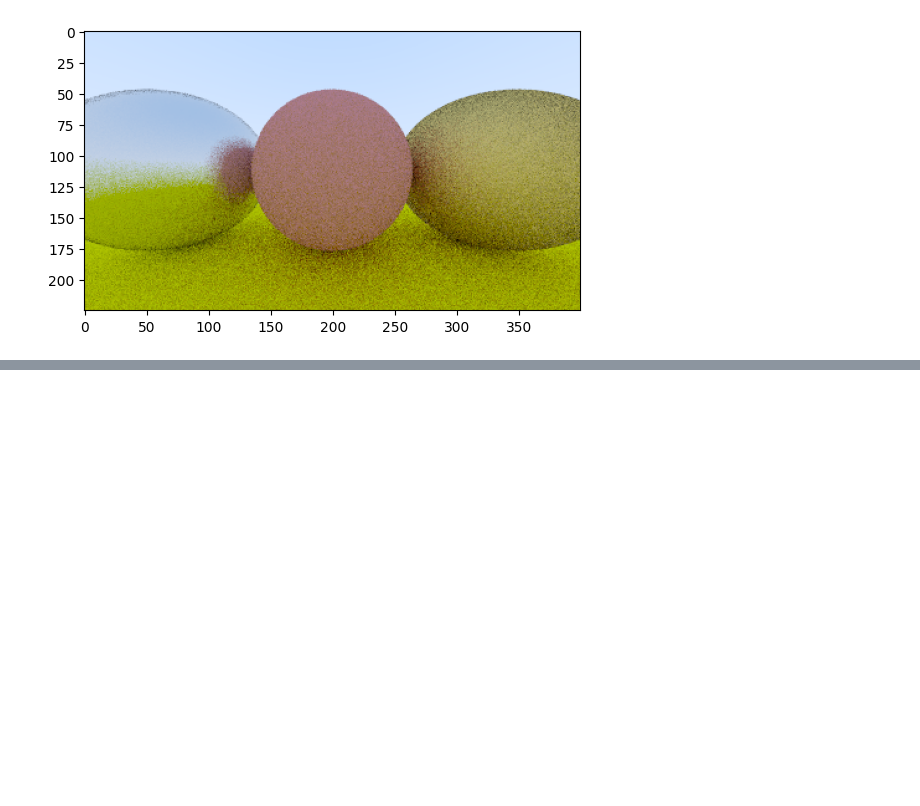
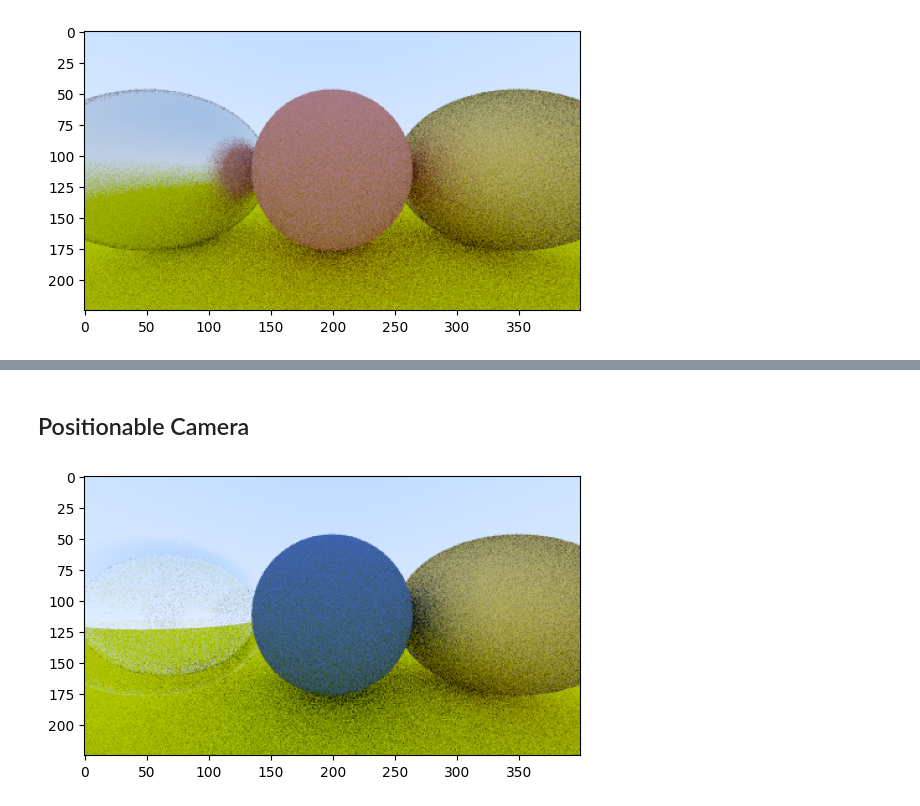
Before and after one commit to gkpatwardhan/CS445_RayTracer, a Jupyter notebook: RayTracer_2.ipynb, the cells around one changed output, grey strips where cells are left out. Cells and saved outputs as stored; diff of their text form; code cells hidden in the pictures; blank space fills up the shorter version.

```diff
--- a/RayTracer_2.ipynb
+++ b/RayTracer_2.ipynb
@@ -944,0 +953,2 @@ TypeError: unsupported operand type(s) for +=: 'NoneType' and 'Vector3'
+# %% [markdown]
+## Positionable Camera
@@ -944,0 +1028,29 @@ TypeError: unsupported operand type(s) for +=: 'NoneType' and 'Vector3'
+# %%
+world: HittableList = HittableList()
+
+material_ground = Lambertian(Color(0.8, 0.8, 0))
+material_center = Lambertian(Color(0.1, 0.2, 0.5))
+material_left = Dielectric(index_of_refraction = 1.5)
+material_bubble = Dielectric(index_of_refraction = 1.00 / 1.50)
+material_right = Metal(Color(0.8, 0.6, 0.2), 1.0)
+# %%
+world.add(Sphere(Point(0, -100.5, -1), 100, material_ground))
+world.add(Sphere(Point(0, 0, -1.2), 0.5, material_center))
+world.add(Sphere(Point(-1, 0, -1), 0.5, material_left))
+world.add(Sphere(Point(-1.0, 0.0, -1.0), 0.4, material_bubble))
+world.add(Sphere(Point(1, 0, -1), 0.5, material_right))
+
+camera: Camera = Camera()
+camera.aspect_ratio = 16.0 / 9.0
+camera.image_width = 400
+camera.samples_per_pixel = 10
+camera.max_depth = 10
+
+camera.vfov = 20
+camera.lookfrom = Point(0.0, 0.0, 0.0)
+camera.lookat = Point(0.0, 0.0, -1.0)
+camera.vup = Vector3(0.0, -1.0, 0.0)
+
+camera.render(world)
+# %% [output]
+[figure, added]
```
Also changed, not shown: parts of 8 cells of this notebook.
